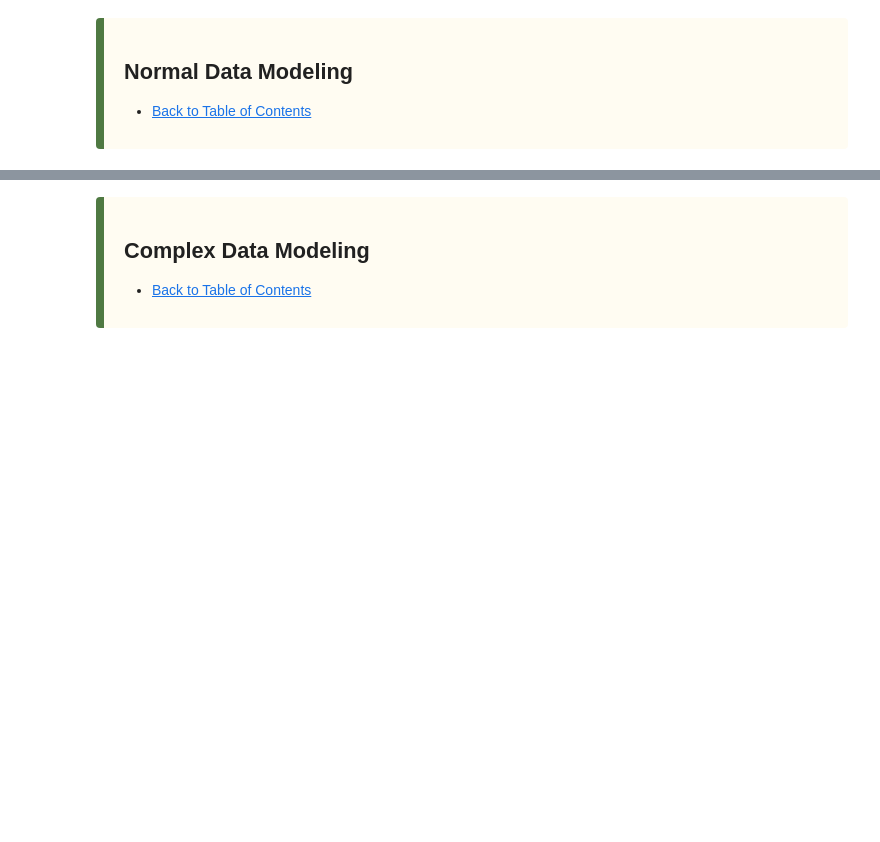
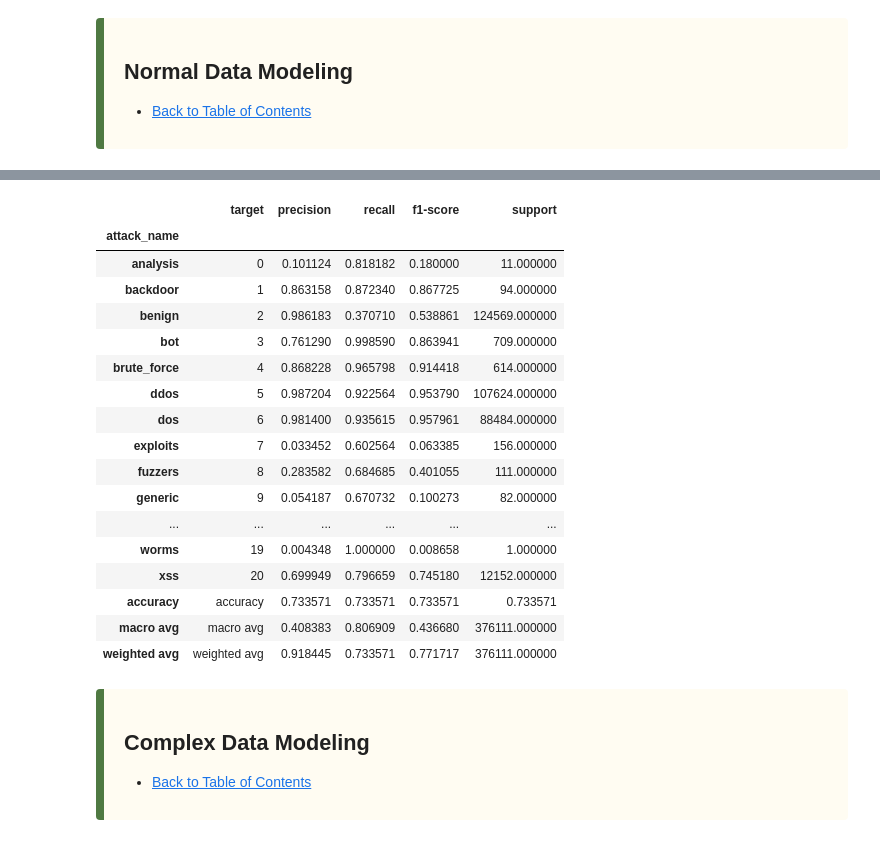
Before and after one commit to JaredWood-DU/COMP3703, a Jupyter notebook: final/modeling.ipynb, the cells around one changed output, grey strips where cells are left out. Cells and saved outputs as stored; diff of their text form; code cells hidden in the pictures; blank space fills up the shorter version.

```diff
--- a/final/modeling.ipynb
+++ b/final/modeling.ipynb
@@ -225,0 +268,3 @@ def get_nn_model(num_features_to_train:int) -> models.Sequential:
+# %%
+# Conduct NN model training/testing and saving of model/metrics
+normal_nn_metrics = m.train_nn(normal_data_preparation_dict)
@@ -226,3 +289,24 @@ def get_nn_model(num_features_to_train:int) -> models.Sequential:
+# %%
+normal_nn_metrics
+# %% [output]
+|  | target | precision | recall | f1-score | support |
+| attack_name |  |  |  |  |  |
+| analysis | 0 | 0.101124 | 0.818182 | 0.180000 | 11.000000 |
+| backdoor | 1 | 0.863158 | 0.872340 | 0.867725 | 94.000000 |
+| benign | 2 | 0.986183 | 0.370710 | 0.538861 | 124569.000000 |
+| bot | 3 | 0.761290 | 0.998590 | 0.863941 | 709.000000 |
+| brute_force | 4 | 0.868228 | 0.965798 | 0.914418 | 614.000000 |
+| ddos | 5 | 0.987204 | 0.922564 | 0.953790 | 107624.000000 |
+| dos | 6 | 0.981400 | 0.935615 | 0.957961 | 88484.000000 |
+| exploits | 7 | 0.033452 | 0.602564 | 0.063385 | 156.000000 |
+| fuzzers | 8 | 0.283582 | 0.684685 | 0.401055 | 111.000000 |
+| generic | 9 | 0.054187 | 0.670732 | 0.100273 | 82.000000 |
+| ... | ... | ... | ... | ... | ... |
+| worms | 19 | 0.004348 | 1.000000 | 0.008658 | 1.000000 |
+| xss | 20 | 0.699949 | 0.796659 | 0.745180 | 12152.000000 |
+| accuracy | accuracy | 0.733571 | 0.733571 | 0.733571 | 0.733571 |
+| macro avg | macro avg | 0.408383 | 0.806909 | 0.436680 | 376111.000000 |
+| weighted avg | weighted avg | 0.918445 | 0.733571 | 0.771717 | 376111.000000 |
 # %% [markdown]
 <div style="
     padding: 15px 20px;
```
Also changed, not shown: parts of 20 cells of this notebook, 1 other file.
